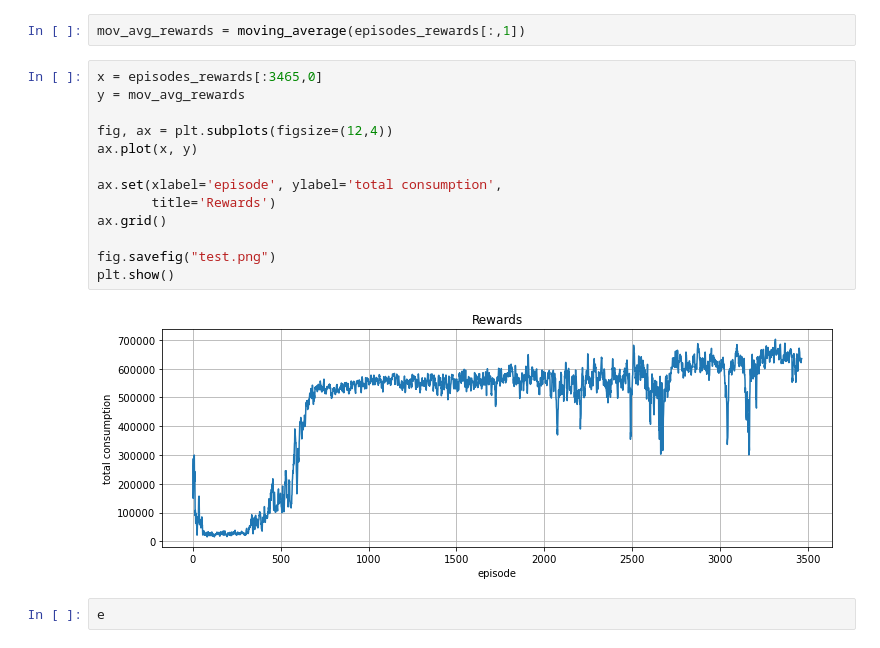
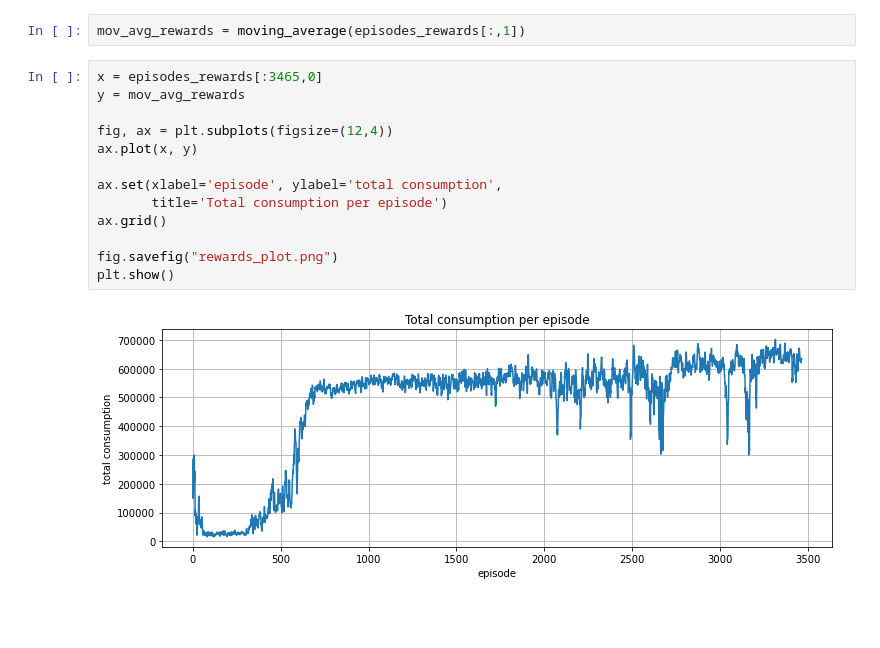
Before and after one commit to rafacheang/social_dilemmas_regulation, a Jupyter notebook: graphs.ipynb, the cells around one changed output. Saved outputs shown, nothing was run; the diff lists cells and outputs as text; blank space fills up the shorter version.

```diff
--- a/graphs.ipynb
+++ b/graphs.ipynb
@@ -41,17 +41,15 @@ mov_avg_rewards = moving_average(episodes_rewards[:,1])
 # %%
 x = episodes_rewards[:3465,0]
 y = mov_avg_rewards
 
 fig, ax = plt.subplots(figsize=(12,4))
 ax.plot(x, y)
 
 ax.set(xlabel='episode', ylabel='total consumption',
-       title='Rewards')
+       title='Total consumption per episode')
 ax.grid()
 
-fig.savefig("test.png")
+fig.savefig("rewards_plot.png")
 plt.show()
 # %% [output]
-[figure, old version]
+[figure, new version]
-# %%
-e
```
Also changed, not shown: 8 other files.
